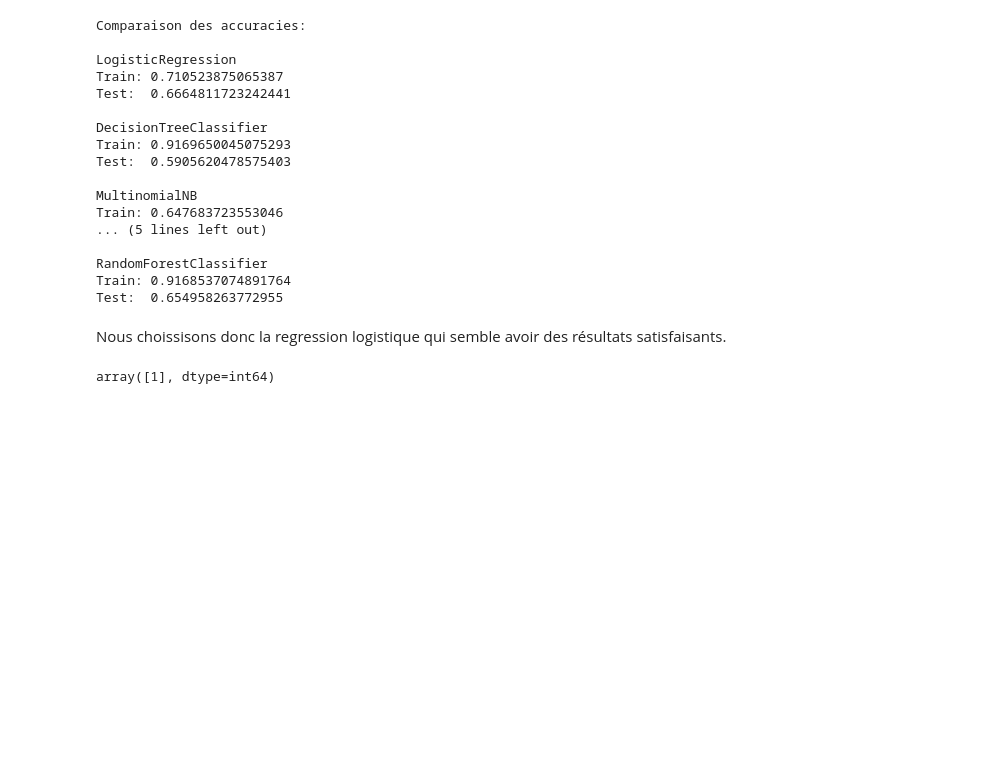
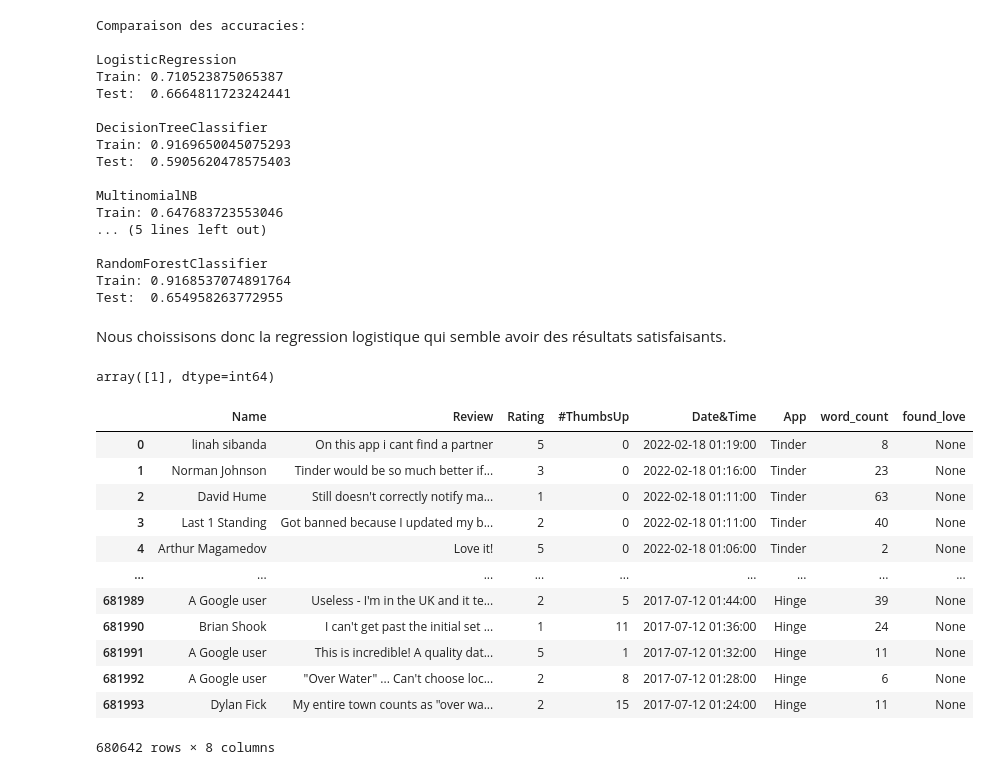
Before and after one commit to SimonCariou/text_analysis_ML, a Jupyter notebook: main.ipynb, the cells around one changed output. Drawn from its saved outputs; the diff is of its cells as text; code cells hidden in the pictures; blank space fills up the shorter version.

```diff
--- a/main.ipynb
+++ b/main.ipynb
@@ -755,3 +762,19 @@ Nous choissisons donc la regression logistique qui semble avoir des résultats s
 sgdc.predict(tfidf_vectorizer.transform(["pretty bad"]))
 # %% [output]
 array([1], dtype=int64)
+# %%
+df
+# %% [output]
+|  | Name | Review | Rating | #ThumbsUp | Date&Time | App | word_count | found_love |
+| 0 | linah sibanda | On this app i cant find a partner | 5 | 0 | 2022-02-18 01:19:00 | Tinder | 8 | None |
+| 1 | Norman Johnson | Tinder would be so much better if... | 3 | 0 | 2022-02-18 01:16:00 | Tinder | 23 | None |
+| 2 | David Hume | Still doesn't correctly notify ma... | 1 | 0 | 2022-02-18 01:11:00 | Tinder | 63 | None |
+| 3 | Last 1 Standing | Got banned because I updated my b... | 2 | 0 | 2022-02-18 01:11:00 | Tinder | 40 | None |
+| 4 | Arthur Magamedov | Love it! | 5 | 0 | 2022-02-18 01:06:00 | Tinder | 2 | None |
+| ... | ... | ... | ... | ... | ... | ... | ... | ... |
+| 681989 | A Google user | Useless - I'm in the UK and it te... | 2 | 5 | 2017-07-12 01:44:00 | Hinge | 39 | None |
+| 681990 | Brian Shook | I can't get past the initial set ... | 1 | 11 | 2017-07-12 01:36:00 | Hinge | 24 | None |
+| 681991 | A Google user | This is incredible! A quality dat... | 5 | 1 | 2017-07-12 01:32:00 | Hinge | 11 | None |
+| 681992 | A Google user | "Over Water" ... Can't choose loc... | 2 | 8 | 2017-07-12 01:28:00 | Hinge | 6 | None |
+| 681993 | Dylan Fick | My entire town counts as "over wa... | 2 | 15 | 2017-07-12 01:24:00 | Hinge | 11 | None |
+680642 rows × 8 columns
```
Also changed, not shown: parts of 3 cells of this notebook.
